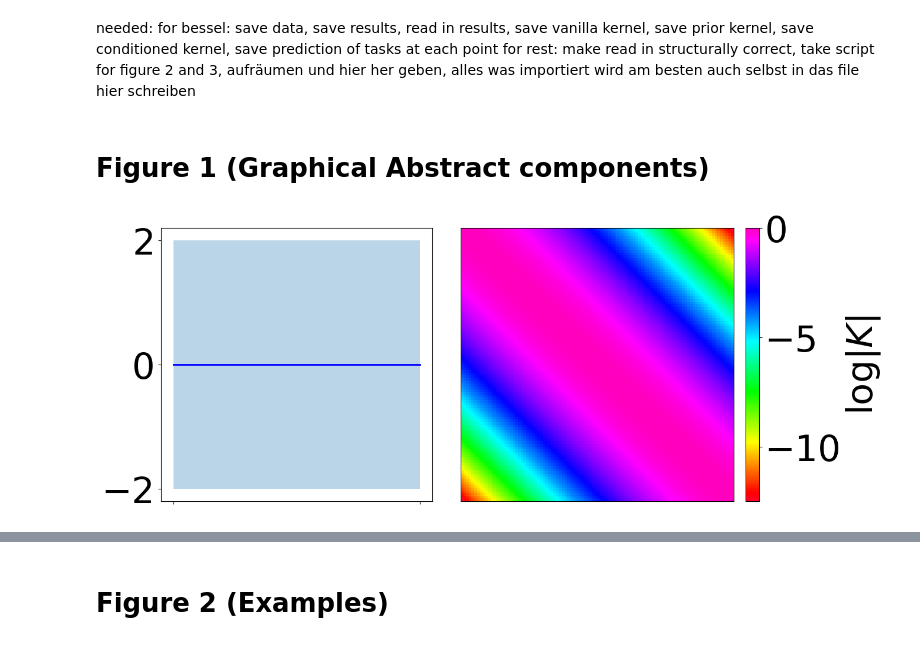
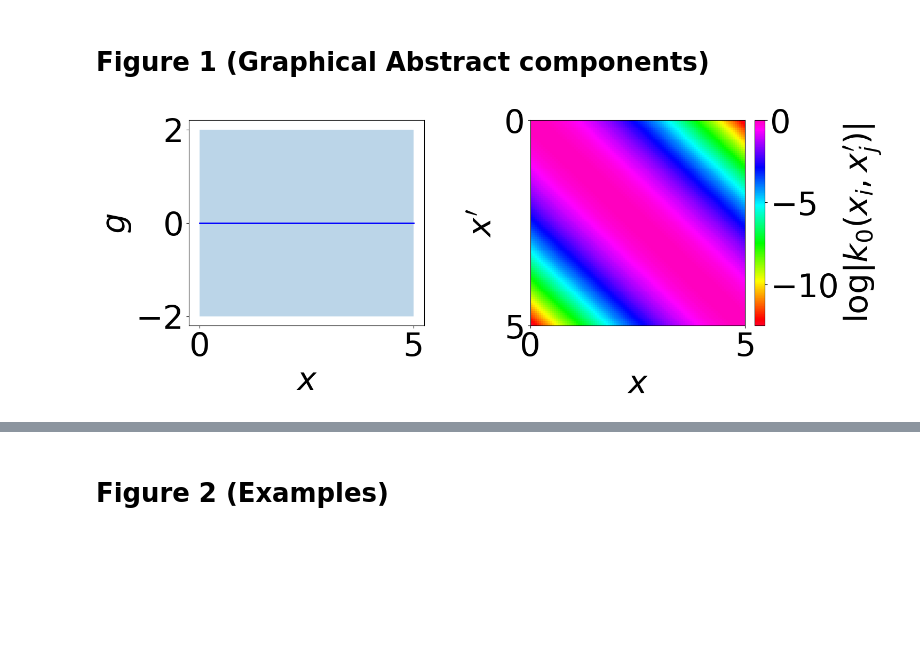
Before and after one commit to moserjo/PSD, a Jupyter notebook: make_graphs.ipynb, the cells around one changed output, grey strips where cells are left out. Drawn from its saved outputs; the diff is of its cells as text; code cells hidden in the pictures; blank space fills up the shorter version.

Commit message:
All experiments, executable from main in each folder. Additionally, make_graphs produces all figures based on the output of the experiments

```diff
--- a/make_graphs.ipynb
+++ b/make_graphs.ipynb
@@ -1,7 +1,3 @@
-# %% [markdown]
-needed:
-for bessel: save data, save results, read in results, save vanilla kernel, save prior kernel, save conditioned kernel, save prediction of tasks at each point
-for rest: make read in structurally correct, take script for figure 2 and 3, aufräumen und hier her geben, alles was importiert wird am besten auch selbst in das file hier schreiben
 # %%
 import pathlib
 import sys
@@ -19,40 +15,53 @@ def save(fig, path):
 # %% [markdown]
 # Figure 1 (Graphical Abstract components)
 # %%
-plt.rcParams.update({'font.size': 44})
+FS = 44
+plt.rcParams.update({'font.size': FS})
 results = os.path.join("Bessel", "results")
 vanilla = np.load(os.path.join(results, "vanilla.npz"))
-fig = plt.figure(figsize=(15, 6))
-outer = gridspec.GridSpec(1, 2,width_ratios=[1, 1.1],  wspace=0.1)
+fig = plt.figure(figsize=(16, 5))
+outer = gridspec.GridSpec(1, 2,width_ratios=[1, 1],  wspace=0.45)
 left = gridspec.GridSpecFromSubplotSpec(1, 1, subplot_spec=outer[0], hspace=0.05 )
 ax = fig.add_subplot(left[0])
-ax.plot(vanilla["plot_x"], vanilla["mean"], 'b', linewidth=2)
-ax.fill_between(vanilla["plot_x"], vanilla["lower"], vanilla["upper"], alpha=0.3)
-ax.set_xticklabels([])
-
+x = vanilla["plot_x"]
+x0, x1 = float(x[0]), float(x[-1])
+ax.plot(x, vanilla["mean"], 'b', linewidth=2)
+ax.fill_between(x, vanilla["lower"], vanilla["upper"], alpha=0.3)
+ax.set_xticks([x0, x1])
+ax.set_xlabel("$x$", fontsize=FS)
+ax.set_ylabel(r"""$g$""", fontsize=FS)
+ax.tick_params(labelsize=FS)
 axK = fig.add_subplot(outer[1])
+# extent puts the image in x-coordinates, so the ticks below are x values
+# (0 and 5) instead of pixel indices (the 1st and 5th row/column).
 im = axK.imshow(
     vanilla["K"],
     cmap="gist_rainbow",
     origin="upper",
     interpolation="none",
-    aspect = "auto")
+    aspect = "auto",
+    extent = (x0, x1, x1, x0))
 
 axK.tick_params(
     axis='both',
     which='both',
-    bottom=False,
+    bottom=True,
     top=False,
-    left=False,
+    left=True,
     right=False,
-    labelbottom = False,
-    labelleft = False)
+    labelbottom = True,
+    labelleft = True,
+    labelsize = FS)
+axK.set_xticks([x0, x1])
+axK.set_yticks([x0, x1])
+axK.set_xlabel("$x$", labelpad=8, fontsize=FS)
+axK.set_ylabel(r"$x'$", labelpad=8, fontsize=FS)
+cbar = fig.colorbar(im, ax=axK, fraction=0.046, pad=0.04)
+cbar.set_label(r"$\log |k_0(x_i, x_j')|$", fontsize=FS)
+cbar.ax.tick_params(labelsize=FS)
+fig.subplots_adjust(right=0.8)
 
-cbar = fig.colorbar(im, ax=axK, fraction=0.046, pad=0.04)
-cbar.set_label(r"$\log |K|$")
-fig.subplots_adjust(wspace=0.1, right=0.8)
-
-#save(fig, os.path.join("graphs", "vanilla.pdf"))
+save(fig, os.path.join("graphs", "vanilla.pdf"))
 # %% [output]
-[figure, old version]
+[figure, new version]
 # %%
```
Also changed, not shown: parts of 6 cells of this notebook, 15 other files.
